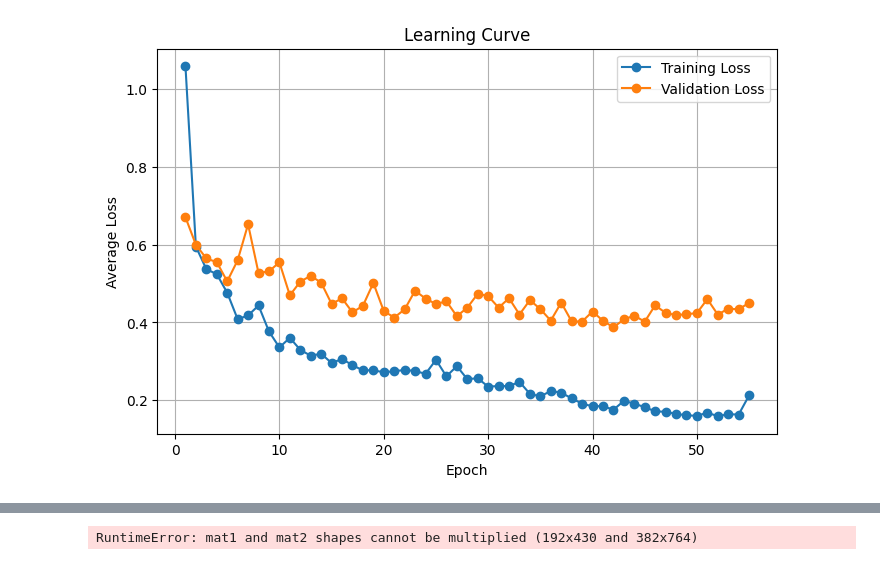
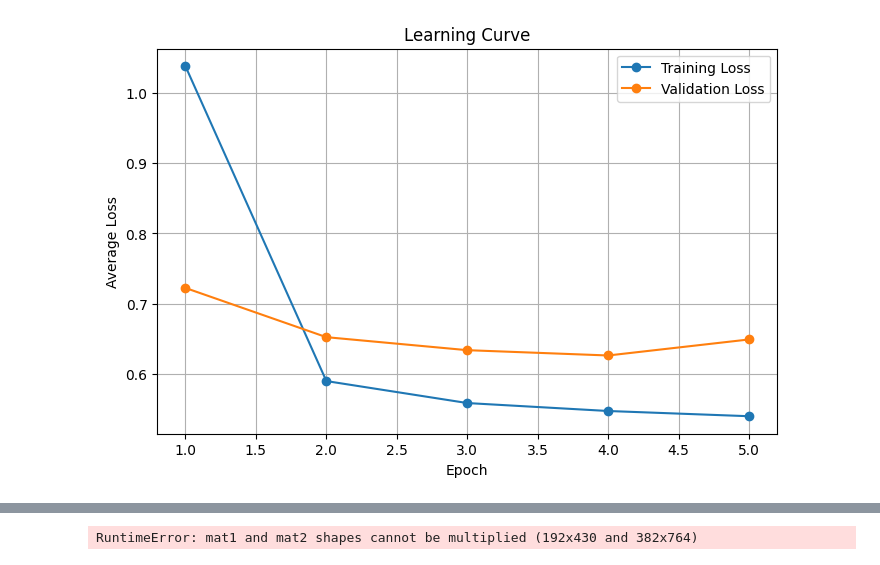
Before and after one commit to amy-jd/ECM3401-Personal-Project, a Jupyter notebook: project/main.ipynb, the cells around one changed output, grey strips where cells are left out. Cells and saved outputs as stored; diff of their text form; code cells hidden in the pictures.

Commit message:
fully restructured model for staged training

```diff
--- a/project/main.ipynb
+++ b/project/main.ipynb
@@ -156,3 +131,22 @@ def validate(model, loader, spatial_module_only = False):
     index_of_agreement = calc_index_of_agreement(all_y_pred, all_y_actual)
 
     return total_loss / len(loader.dataset), index_of_agreement
+# %%
+WIN_SIZE = hp.TOTAL_WINDOW
+
+model = Model(
+    input_channels = WIN_SIZE,
+    hidden_channels = WIN_SIZE,
+    output_channels = WIN_SIZE,
+    num_heads = 4,
+    embed_dim = hp.EMBED_DIM,
+    context_window = hp.CONTEXT_WINDOW,
+    forecast_window = hp.FORECAST_WINDOW,
+    spatial_module_channels = hp.CONTEXT_WINDOW,
+    spatial_dropout = 0.005,
+    spatial_num_layers = 4,
+    context_dim = hp.TEMPORAL_EMBEDDING_DIMENSIONS
+)
+
+optimiser = torch.optim.AdamW(model.parameters(), lr=hp.LEARNING_RATE_SPATIAL)
+train_criterion = torch.nn.MSELoss()
@@ -159,6 +165,6 @@ def validate(model, loader, spatial_module_only = False):
 # %%
-train_loader = DataLoader(train_dataset, batch_size=hp.BATCH_SIZE, shuffle=True)
-val_loader = DataLoader(val_dataset, batch_size=hp.BATCH_SIZE, shuffle=False)
+train_loader = DataLoader(train_dataset, batch_size=hp.BATCH_SIZE_SPATIAL, shuffle=True)
+val_loader = DataLoader(val_dataset, batch_size=hp.BATCH_SIZE_SPATIAL, shuffle=False)
 
 train_loss = []
 val_loss = []
@@ -166,9 +172,9 @@ val_loss = []
 best_val_loss = float("inf")
 best_epoch = -1
 
-for epoch in range(hp.NB_EPOCHS):
-    epoch_train_loss = train(model, optimiser, train_loader, spatial_module_only = True)
-    epoch_val_loss, epoch_val_ioa = validate(model, val_loader, spatial_module_only = True)
+for epoch in range(hp.NB_EPOCHS_SPATIAL):
+    epoch_train_loss = train(model, train_criterion, optimiser, train_loader, spatial_module_only = True)
+    epoch_val_loss, epoch_val_ioa = validate(model, train_criterion, val_loader, spatial_module_only = True)
     train_loss.append(epoch_train_loss)
     val_loss.append(epoch_val_loss)
     print(f"Epoch {epoch+1}, Train Loss: {epoch_train_loss}, Val Loss: {epoch_val_loss}, Val IOA: {epoch_val_ioa}")
@@ -204,16 +198,16 @@ Epoch 55, Train Loss: 0.21226395339500614, Val Loss: 0.4502644943166416, Val IOA
 # %%
 
 plt.figure(figsize=(8,5))
 
-plt.plot(range(1, hp.NB_EPOCHS + 1), train_loss, marker='o', label='Training Loss')
-plt.plot(range(1, hp.NB_EPOCHS + 1), val_loss, marker='o', label='Validation Loss')
+plt.plot(range(1, hp.NB_EPOCHS_SPATIAL + 1), train_loss, marker='o', label='Training Loss')
+plt.plot(range(1, hp.NB_EPOCHS_SPATIAL + 1), val_loss, marker='o', label='Validation Loss')
 
 plt.title('Learning Curve')
 plt.xlabel('Epoch')
 plt.ylabel('Average Loss')
 
 plt.grid(True)
 plt.legend()
 plt.show()
 # %% [output]
-[figure, old version]
+[figure, new version]
```
Also changed, not shown: parts of 6 cells of this notebook, 2 other files.
